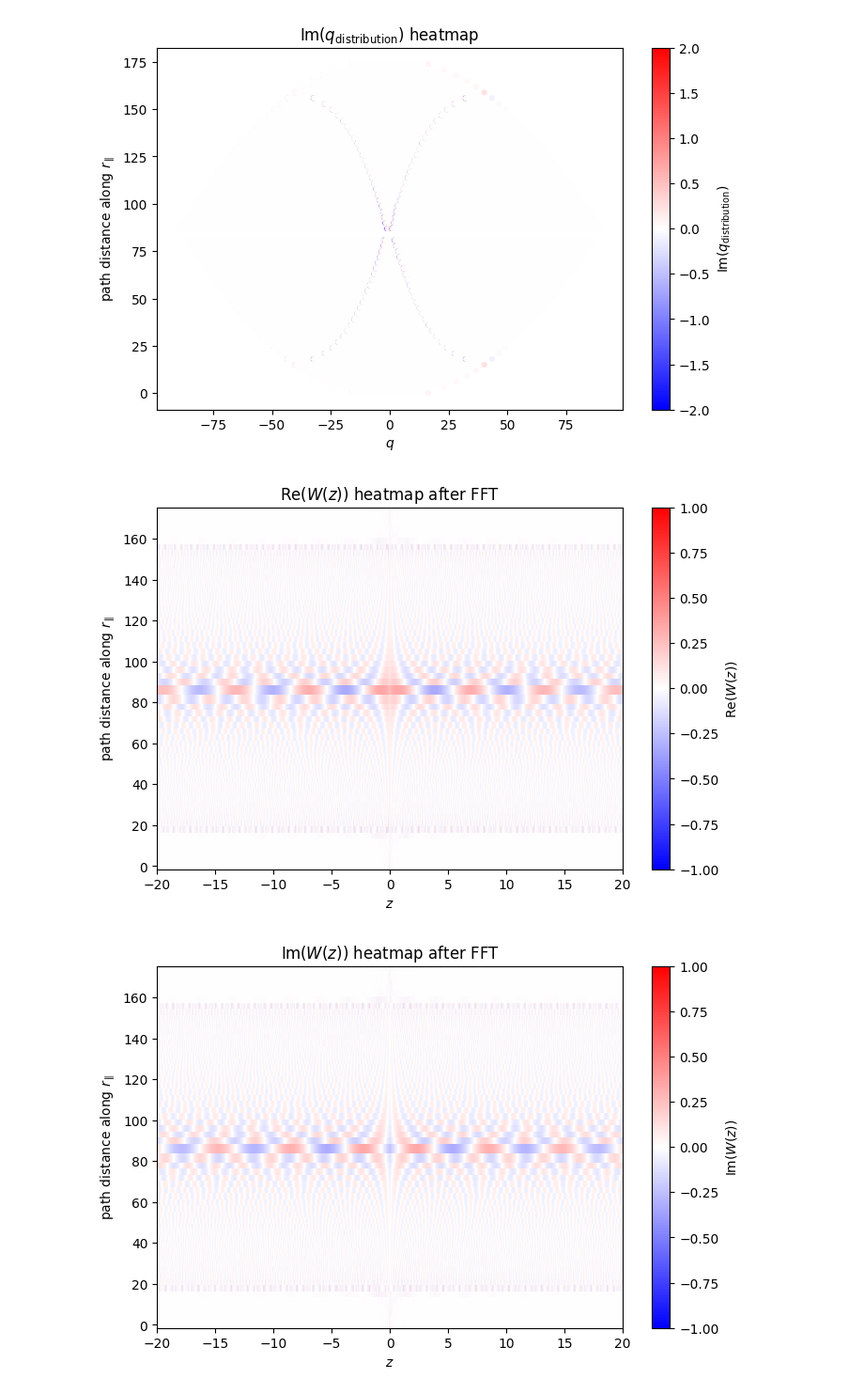
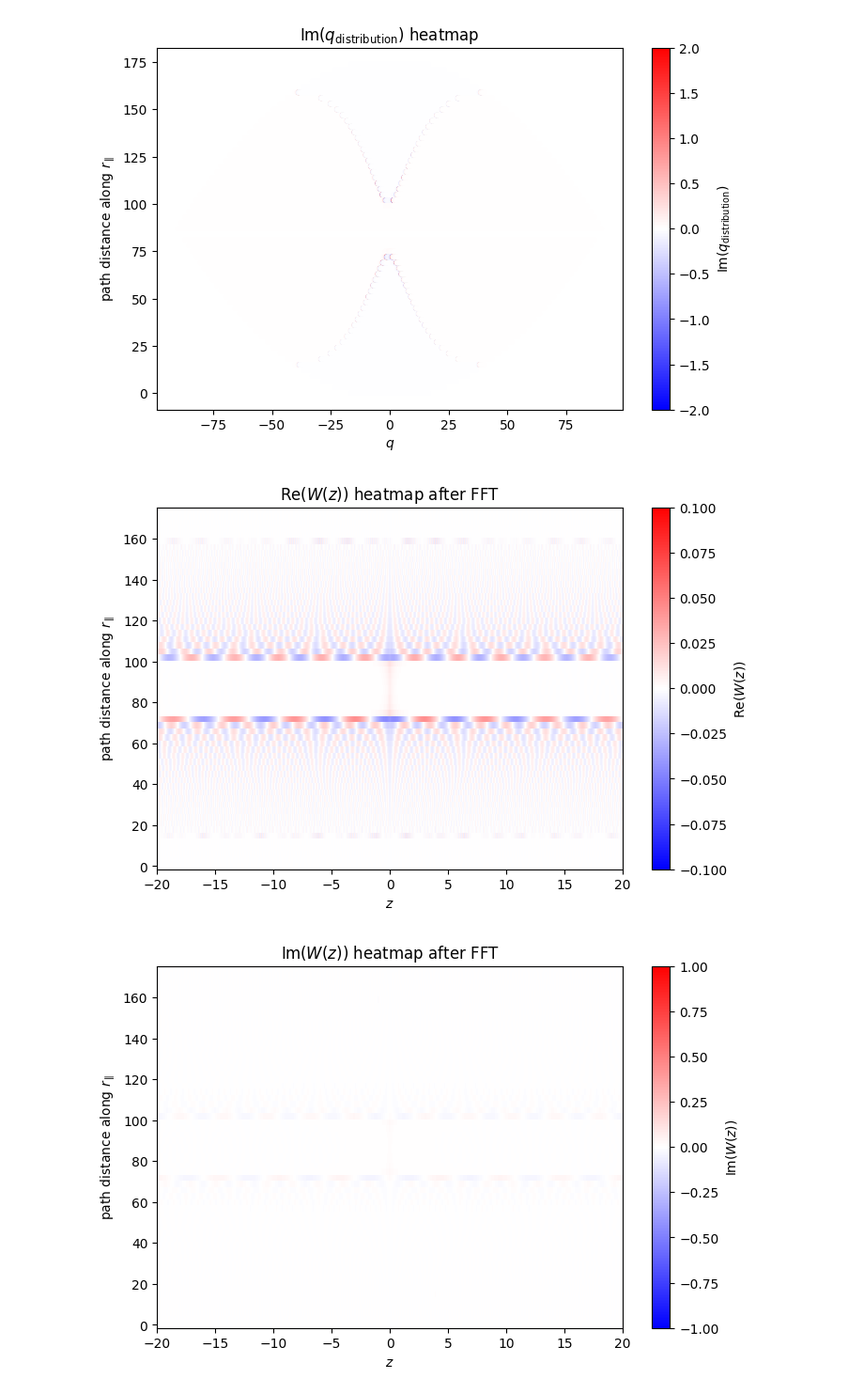
Before and after one commit to ClaudioQTM/2D_array, a Jupyter notebook: src/W_state/W_state_FFT.ipynb, the cells around one changed output. Shown at 94% size. Cells and saved outputs as stored; diff of their text form; code cells hidden in the pictures.

```diff
--- a/src/W_state/W_state_FFT.ipynb
+++ b/src/W_state/W_state_FFT.ipynb
@@ -24,7 +24,7 @@ sigma_func_period_numba = create_self_energy_interpolator_numba(
 )
 # r_para = np.array([-74, 30])
 # p_para = np.array([60, 50])
-p_para = np.array([0.0, 0.0])
+p_para = np.array([10.0, 10.0])
 r_para = np.array([0.0,0.0])
 #p_para = np.array([86.0,0.0])
 
@@ -56,9 +56,9 @@ from smatrix import tau_matrix_element
 from I_term import C_term
 
 
-MEQ =  tau_matrix_element(E, Q_para, square_lattice, sigma_func_period_numba)
+#MEQ =  tau_matrix_element(E, Q_para, square_lattice, sigma_func_period_numba)
 # vegas integral is used in computing C_term
-C_term = C_term(E,Q_para,p_para,E1,square_lattice,sigma_func_period_numba,eta,MEQ,True,nitn=10,neval=int(5e6))
+#C_term = C_term(E,Q_para,p_para,E1,square_lattice,sigma_func_period_numba,eta,MEQ,True,nitn=10,neval=int(5e6))
 
-#MEQ = 0.00163882765903532-3.921228271722614e-05j
-#C_term = 1.7130517367773706e-08+4.188314901662984e-08j
+MEQ = 0.00163882765903532-3.921228271722614e-05j
+C_term = 1.7130517367773706e-08+4.188314901662984e-08j
@@ -236,11 +219,10 @@ diagonal_r_grid_points =  np.linspace(0,E/2/np.sqrt(2),n_r_grid_points,endpoint=
 for x in vertical_r_grid_points[:1:-1]:
     r_path.append(np.array([x, 0.0]))
 
-r_path.append(np.array([0.01, 0.01]))
+r_path.append(np.array([0.0, 0.0]))
 
 for x in diagonal_r_grid_points[1:]:
     r_path.append(np.array([x, x]))
-
 
 n_jobs = 6  # use all available CPU cores; set to a positive integer to limit workers
 eta = 1e-5
@@ -275,7 +257,19 @@ def _compute_q_distribution(r_para,eta):
 
     z_grid,value_grid_ifft = FFT(q_distribution, q_grid)
 
-    return q_grid, q_distribution, z_grid, value_grid_ifft
+    disc_part = W_disconnect(
+        z_grid,
+        Zc,
+        r_para,
+        p_para,
+        E1,
+        E,
+        Q_para,
+        square_lattice,
+    )
+
+    value_grid_full = value_grid_ifft + disc_part
+    return q_grid, q_distribution, z_grid, value_grid_full
 
 q_distribution_results = Parallel(n_jobs=n_jobs, verbose=3)(
     delayed(_compute_q_distribution)(r_para,eta) for r_para in r_path
@@ -479,33 +479,33 @@ def _plot_z_distribution_heatmap(values, colorbar_label, title, cmap="bwr", vmin
     ax.set_ylabel(r"path distance along $r_\parallel$")
     ax.set_title(title)
     plt.show()
 
 z_re_vmin, z_re_vmax = _symmetric_color_limits(z_re_plot)
 z_im_vmin, z_im_vmax = _symmetric_color_limits(z_im_plot)
 z_abs_vmin, z_abs_vmax = _positive_color_limits(z_abs_plot)
 
 _plot_z_distribution_heatmap(
     z_re_plot,
     r"$\mathrm{Re}(W(z))$",
     r"$\mathrm{Re}(W(z))$ heatmap after FFT",
 #    vmin=z_re_vmin,    vmax=z_re_vmax,
-    vmin = -1,vmax = 1
+    vmin = -0.1,vmax = 0.1
 )
 _plot_z_distribution_heatmap(
     z_im_plot,
     r"$\mathrm{Im}(W(z))$",
     r"$\mathrm{Im}(W(z))$ heatmap after FFT",
 #    vmin=z_im_vmin,#  vmax=z_im_vmax,
     vmin = -1,vmax = 1
 )
 _plot_z_distribution_heatmap(
     z_abs_plot,
     r"$|W(z)|$",
     r"$|W(z)|$ heatmap after FFT",
     cmap="magma",
 #    vmin=z_abs_vmin, vmax=z_abs_vmax,
     vmin = 0,vmax = 2
 )
 # %% [output]
-[figure, old version]
+[figure, new version]
-[figure, old version]
+[figure, new version]
```
Also changed, not shown: parts of 9 cells of this notebook.
